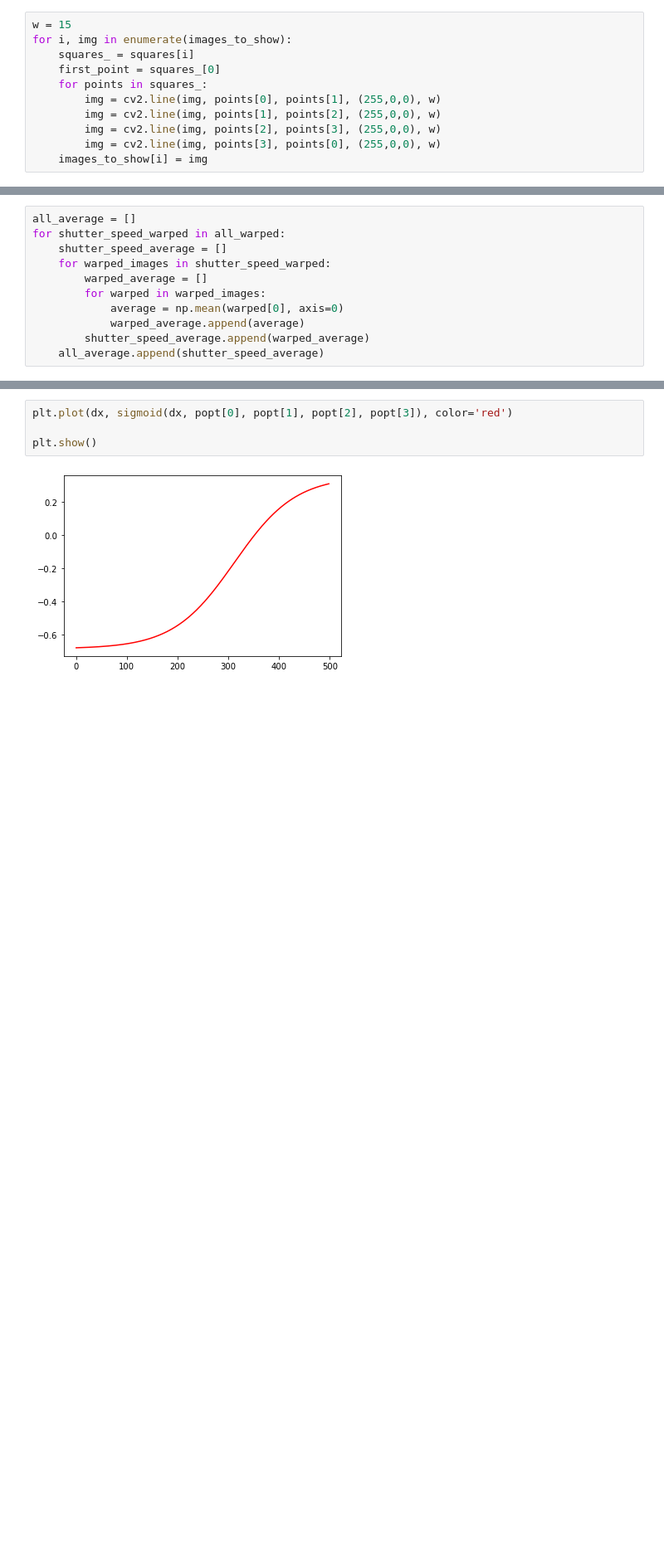
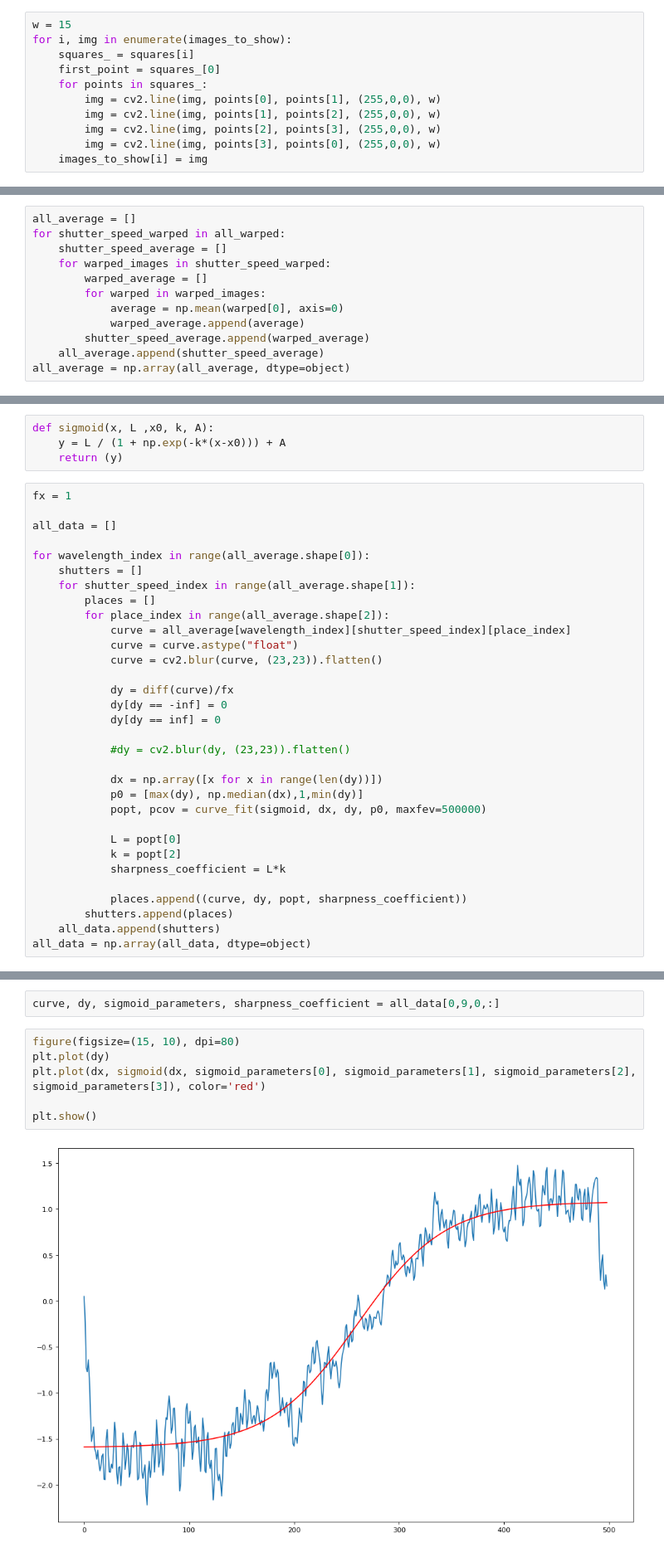
Before and after one commit to BSPetersson/Project-Blood, a Jupyter notebook: vision/contrast_analasys.ipynb, the cells around one changed output, grey strips where cells are left out. Shown at 83% size. Drawn from its saved outputs; the diff is of its cells as text; blank space fills up the shorter version.

```diff
--- a/vision/contrast_analasys.ipynb
+++ b/vision/contrast_analasys.ipynb
@@ -156,3 +152,4 @@ for shutter_speed_warped in all_warped:
             warped_average.append(average)
         shutter_speed_average.append(warped_average)
     all_average.append(shutter_speed_average)
+all_average = np.array(all_average, dtype=object)
@@ -197,0 +156,36 @@ array([ 1.03932260e+00,  3.11825283e+02,  1.65930377e-02, -6.85259473e-01])
+# %%
+def sigmoid(x, L ,x0, k, A):
+    y = L / (1 + np.exp(-k*(x-x0))) + A
+    return (y)
+# %%
+fx = 1
+
+all_data = []
+
+for wavelength_index in range(all_average.shape[0]):
+    shutters = []
+    for shutter_speed_index in range(all_average.shape[1]):
+        places = []
+        for place_index in range(all_average.shape[2]):
+            curve = all_average[wavelength_index][shutter_speed_index][place_index]
+            curve = curve.astype("float")
+            curve = cv2.blur(curve, (23,23)).flatten()
+
+            dy = diff(curve)/fx
+            dy[dy == -inf] = 0
+            dy[dy == inf] = 0
+
+            #dy = cv2.blur(dy, (23,23)).flatten()
+
+            dx = np.array([x for x in range(len(dy))])
+            p0 = [max(dy), np.median(dx),1,min(dy)]
+            popt, pcov = curve_fit(sigmoid, dx, dy, p0, maxfev=500000)
+
+            L = popt[0]
+            k = popt[2]
+            sharpness_coefficient = L*k
+
+            places.append((curve, dy, popt, sharpness_coefficient))
+        shutters.append(places)
+    all_data.append(shutters)
+all_data = np.array(all_data, dtype=object)
@@ -198,6 +196,10 @@ array([ 1.03932260e+00,  3.11825283e+02,  1.65930377e-02, -6.85259473e-01])
+# %%
+curve, dy, sigmoid_parameters, sharpness_coefficient = all_data[0,9,0,:]
 # %%
-plt.plot(dx, sigmoid(dx, popt[0], popt[1], popt[2], popt[3]), color='red')
+figure(figsize=(15, 10), dpi=80)
+plt.plot(dy)
+plt.plot(dx, sigmoid(dx, sigmoid_parameters[0], sigmoid_parameters[1], sigmoid_parameters[2], sigmoid_parameters[3]), color='red')
 
 plt.show()
 # %% [output]
-[figure, old version]
+[figure, new version]
```
Also changed, not shown: parts of 16 cells of this notebook, 7 other files.
